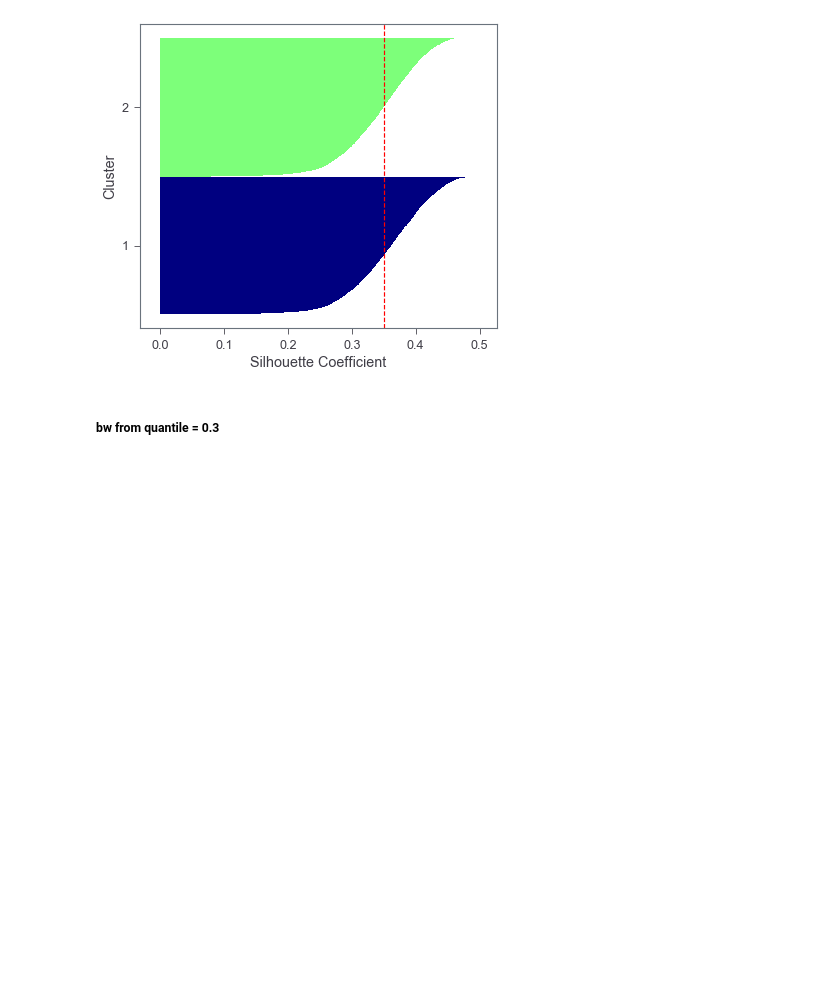
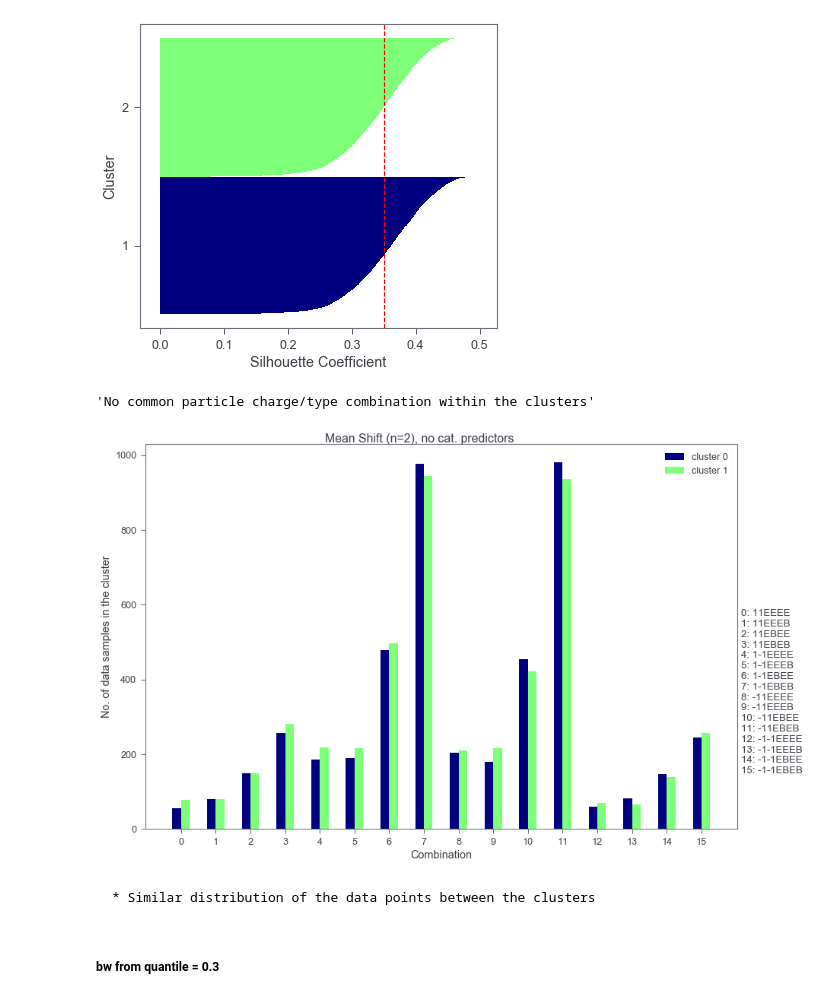
Before and after one commit to sameervk/Unsupervised_ML_of_Z_boson_decay, a Jupyter notebook: Zee-decay_MeanShift_v1.ipynb, the cells around one changed output. Drawn from its saved outputs; the diff is of its cells as text; code cells hidden in the pictures; blank space fills up the shorter version.

```diff
--- a/Zee-decay_MeanShift_v1.ipynb
+++ b/Zee-decay_MeanShift_v1.ipynb
@@ -169,3 +191,22 @@ silhouette_plot(train_data[:,:16][(mshift_nocat_bw1==0) | (mshift_nocat_bw1==1)]
+# %%
+onehot_charge = OneHotEncoder(categories='auto', sparse=False)
+enc_charge = onehot_charge.fit(np.array([[-1], [1]]))
+
+onehot_type = OneHotEncoder()
+enc_type = onehot_type.fit(np.array([['EE'], ['EB']]))
+# %%
+common_feature(train_data[(mshift_nocat_bw1==0) | (mshift_nocat_bw1==1)],
+               mshift_nocat_bw1[(mshift_nocat_bw1==0) | (mshift_nocat_bw1==1)], 2, enc_charge, enc_type)
+# %% [output]
+'No common particle charge/type combination within the clusters'
+# %%
+barplot_func_v2(train_data[(mshift_nocat_bw1==0) | (mshift_nocat_bw1==1)],
+               mshift_nocat_bw1[(mshift_nocat_bw1==0) | (mshift_nocat_bw1==1)],2, enc_charge, enc_type,
+               title = 'Mean Shift (n=2), no cat. predictors')
+# %% [output]
+[figure, added]
+# %% [markdown]
+    * Similar distribution of the data points between the clusters
 # %% [markdown]
 ##### bw from quantile = 0.3
 # %%
```
Also changed, not shown: parts of 206 cells of this notebook.
